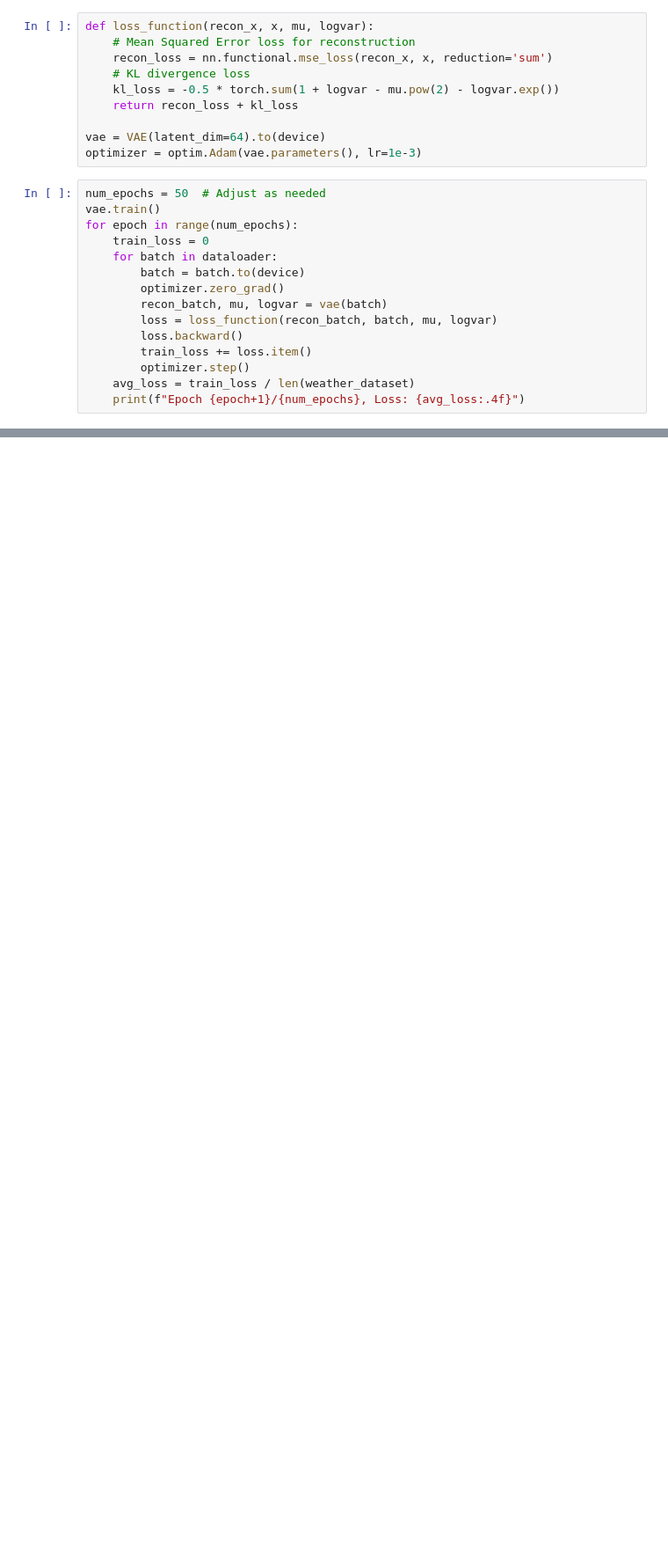
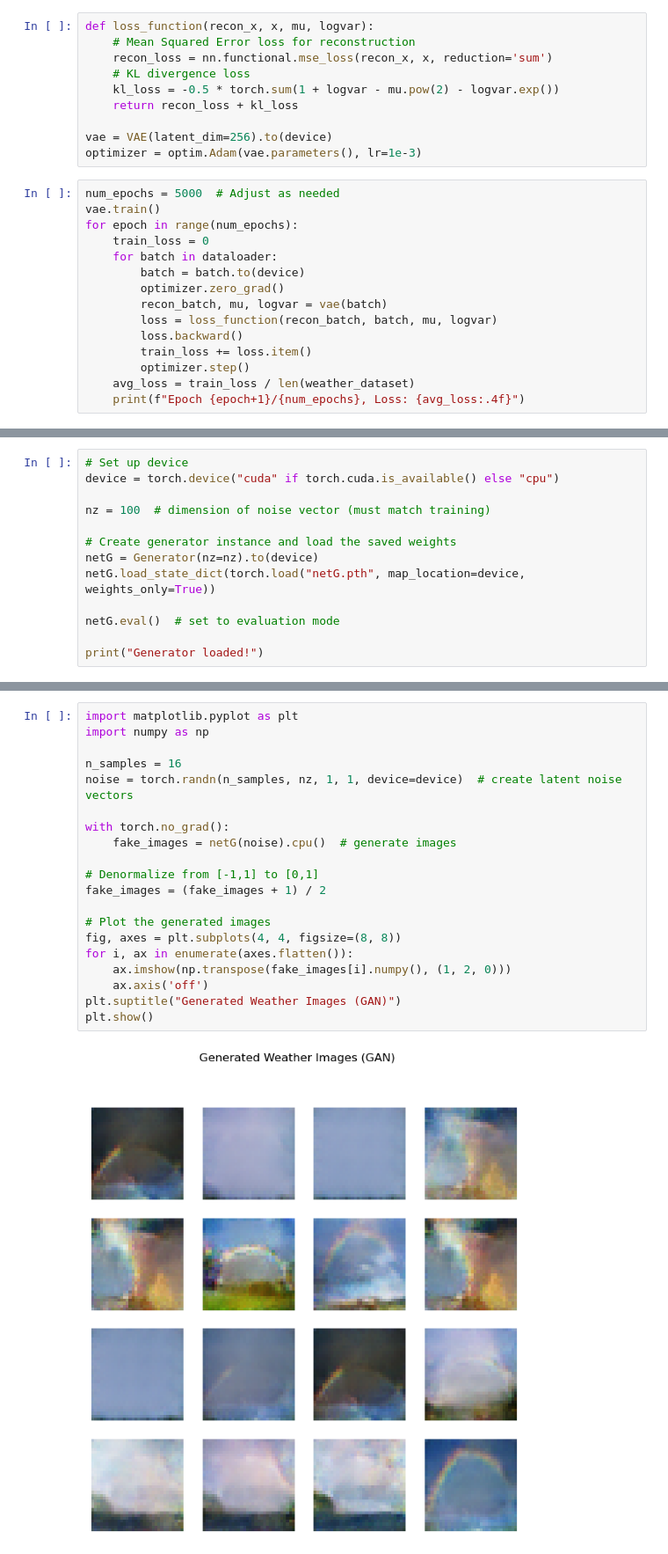
Before and after one commit to mumtez/AIfeb14, a Jupyter notebook: main.ipynb, the cells around one changed output, grey strips where cells are left out. Shown at 88% size. Drawn from its saved outputs; the diff is of its cells as text; blank space fills up the shorter version.

```diff
--- a/main.ipynb
+++ b/main.ipynb
@@ -128,10 +143,10 @@ def loss_function(recon_x, x, mu, logvar):
     kl_loss = -0.5 * torch.sum(1 + logvar - mu.pow(2) - logvar.exp())
     return recon_loss + kl_loss
 
-vae = VAE(latent_dim=64).to(device)
+vae = VAE(latent_dim=256).to(device)
 optimizer = optim.Adam(vae.parameters(), lr=1e-3)
 # %%
-num_epochs = 50  # Adjust as needed
+num_epochs = 5000  # Adjust as needed
 vae.train()
 for epoch in range(num_epochs):
     train_loss = 0
@@ -387,0 +377,13 @@ plt.show()
+# %%
+# Set up device
+device = torch.device("cuda" if torch.cuda.is_available() else "cpu")
+
+nz = 100  # dimension of noise vector (must match training)
+
+# Create generator instance and load the saved weights
+netG = Generator(nz=nz).to(device)
+netG.load_state_dict(torch.load("netG.pth", map_location=device, weights_only=True))
+
+netG.eval()  # set to evaluation mode
+
+print("Generator loaded!")
@@ -387,0 +392,22 @@ plt.show()
+# %%
+import matplotlib.pyplot as plt
+import numpy as np
+
+n_samples = 16
+noise = torch.randn(n_samples, nz, 1, 1, device=device)  # create latent noise vectors
+
+with torch.no_grad():
+    fake_images = netG(noise).cpu()  # generate images
+
+# Denormalize from [-1,1] to [0,1]
+fake_images = (fake_images + 1) / 2
+
+# Plot the generated images
+fig, axes = plt.subplots(4, 4, figsize=(8, 8))
+for i, ax in enumerate(axes.flatten()):
+    ax.imshow(np.transpose(fake_images[i].numpy(), (1, 2, 0)))
+    ax.axis('off')
+plt.suptitle("Generated Weather Images (GAN)")
+plt.show()
+# %% [output]
+[figure, added]
```
Also changed, not shown: parts of 13 cells of this notebook, 5 other files.
